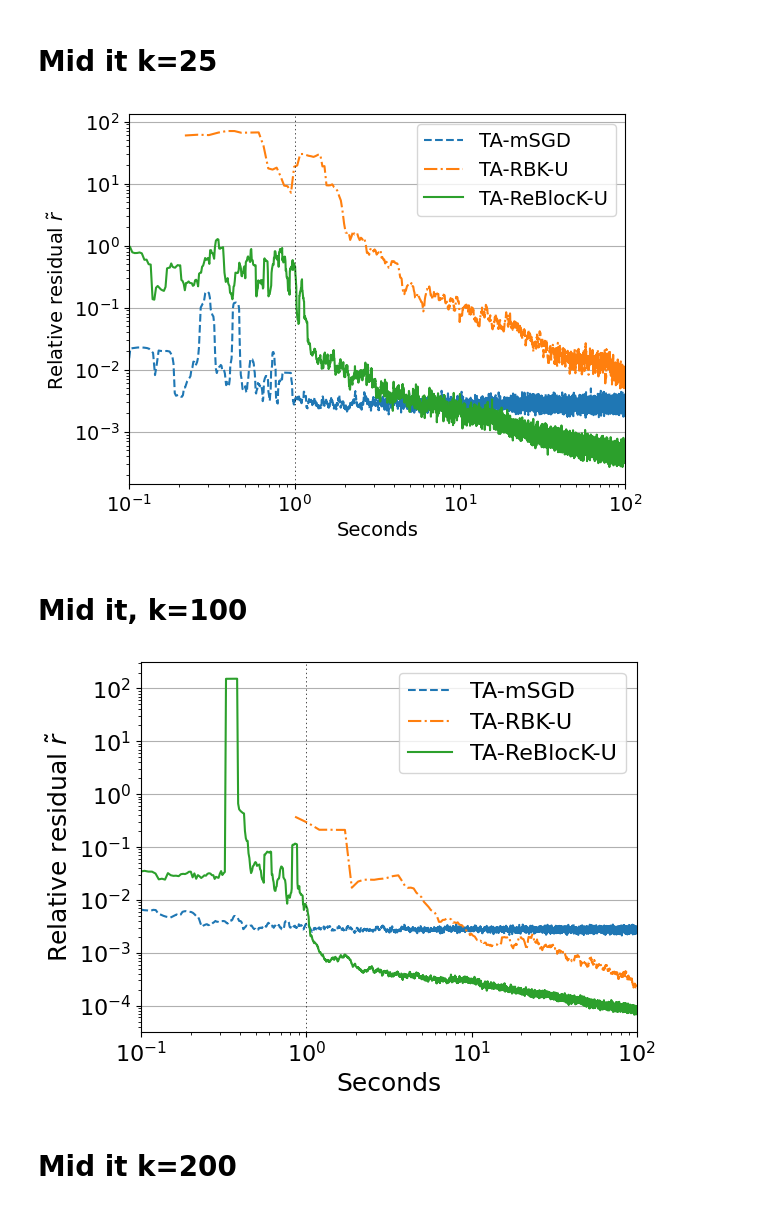
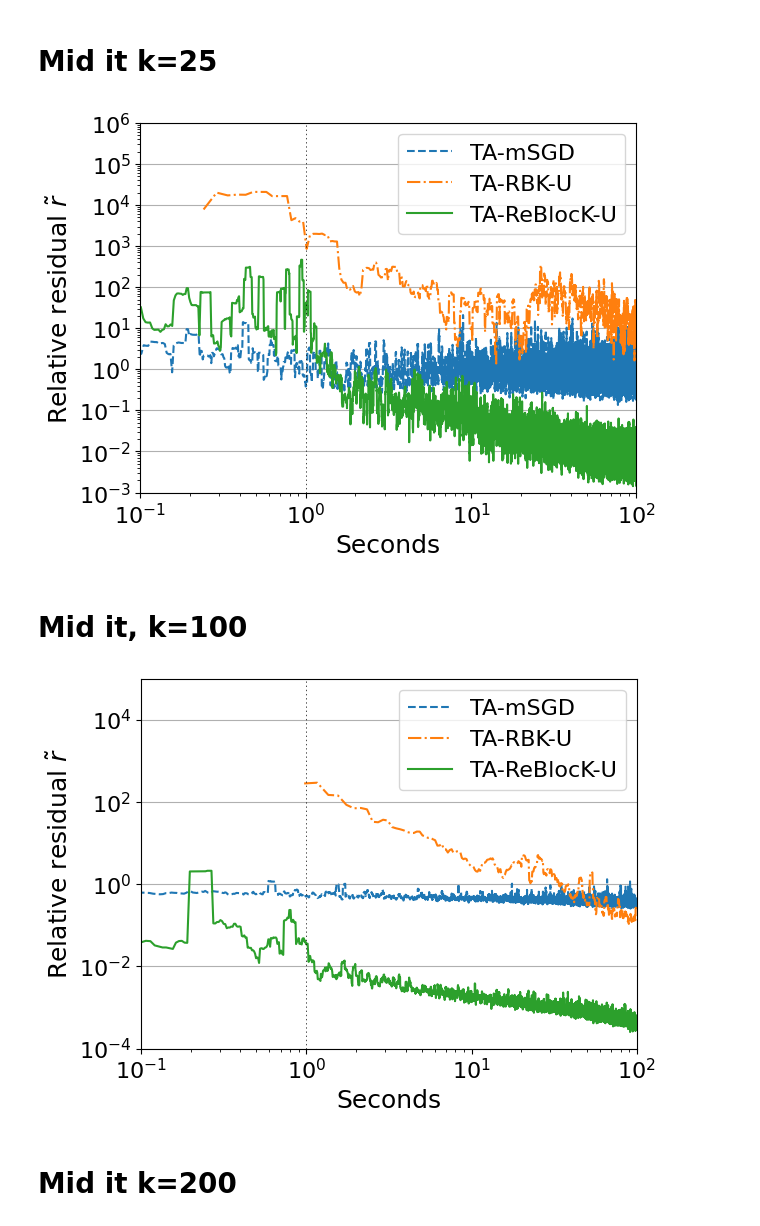
Before and after one commit to ggoldsh/block-kaczmarz-without-preprocessing, a Jupyter notebook: notebooks/NGD_examples.ipynb, the cells around one changed output. Saved outputs shown, nothing was run; the diff lists cells and outputs as text; code cells hidden in the pictures.

Commit message:
Update NGD examples with double precision and QR decomposition

```diff
--- a/notebooks/NGD_examples.ipynb
+++ b/notebooks/NGD_examples.ipynb
@@ -199,18 +203,16 @@ plt.savefig(f"NN_training.pdf", bbox_inches='tight')
 # %%
 def get_rbk_step():
     def rbk_step(x, AS, bS):
-        # Set rcond just above machine precision of 1e-7
-        return x + jax.numpy.linalg.lstsq(AS, bS - AS @ x, rcond=1e-6)[0]
+        Q,R = jnp.linalg.qr(AS.T)
+        return x + Q @ jnp.linalg.solve(R.T, bS - AS @ x)
 
     return jax.jit(rbk_step)
 
 def get_reblock_step(lamb=0.001):
     def reblock_step(x, AS, bS):
         k = AS.shape[0]
-        T = AS @ AS.T
-        # Since GPU calculations can be noisy, explicitly symmetrize the kernel
-        T = (T + T.T) / 2 + lamb * k * np.eye(k)
-        return x + AS.T @ jax.scipy.linalg.solve(T, bS - AS @ x, assume_a='sym')
+        T = AS @ AS.T + lamb * k * np.eye(k)
+        return x + AS.T @ jax.scipy.linalg.solve(T, bS - AS @ x, assume_a='pos')
 
     return jax.jit(reblock_step)
 
@@ -357,6 +389,5 @@ t_sgd, e_sgd, Tburn = block_kaczmarz(params, k, total_time, burn_time, get_minib
 # %%
 params = mid_params
-lamb = 1e-3
 t_reblock, e_reblock, Tburn = block_kaczmarz(params, k, total_time, burn_time, get_reblock_step(lamb=lamb))
 # %%
 params = mid_params
@@ -389,5 +438,4 @@ t_sgd, e_sgd, Tburn = block_kaczmarz(params, k, total_time, burn_time, get_minib
 # %%
-lamb = 1e-3
 params = end_params
 t_reblock, e_reblock, Tburn = block_kaczmarz(params, k, total_time, burn_time, get_reblock_step(lamb=lamb))
 # %%
@@ -418,6 +485,6 @@ plt.savefig("NN_end.pdf", bbox_inches='tight')
 k=25
 # %%
 params = mid_params
-t_sgd, e_sgd, Tburn = block_kaczmarz(params, k, total_time, burn_time, get_minibatch_sgd_step(eta=5e-5))
+t_sgd, e_sgd, Tburn = block_kaczmarz(params, k, total_time, burn_time, get_minibatch_sgd_step(eta=1e-4))
 # %%
 params = mid_params
@@ -429,19 +495,20 @@ t_rbk, e_rbk, Tburn = block_kaczmarz(params, k, total_time, burn_time, get_rbk_s
 # %%
 plt.plot(get_ts(t_sgd), get_es(e_sgd), label='TA-mSGD', linestyle='dashed')
 plt.plot(get_ts(t_rbk), get_es(e_rbk), label='TA-RBK-U', linestyle='dashdot')
 plt.plot(get_ts(t_reblock), get_es(e_reblock), label='TA-ReBlocK-U')
 
 plt.xscale('log')
 plt.xlim([1e-1, 1e2])
+plt.ylim([1e-3, 1e6])
 plt.yscale('log')
 plt.grid(axis='y')
 plt.legend(loc='upper right')
 plt.xlabel('Seconds')
 plt.axvline(1.0, color='black', dashes=[2,4], linewidth=0.5)
 plt.ylabel("Relative residual $\\tilde{r}$")
 plt.savefig("NN_mid_k_25.pdf", bbox_inches='tight')
 # %% [output]
-[figure, old version]
+[figure, new version]
 # %% [markdown]
 # Mid it, k=100
 # %%
@@ -463,6 +529,7 @@ plt.plot(get_ts(t_reblock), get_es(e_reblock), label='TA-ReBlocK-U')
 
 plt.xscale('log')
 plt.xlim([1e-1, 1e2])
+plt.ylim([1e-4, 1e5])
 plt.yscale('log')
 plt.grid(axis='y')
 plt.legend(loc='upper right')
@@ -471,7 +538,7 @@ plt.axvline(1.0, color='black', dashes=[2,4], linewidth=0.5)
 plt.ylabel("Relative residual $\\tilde{r}$")
 plt.savefig("NN_mid_k_100.pdf", bbox_inches='tight')
 # %% [output]
-[figure, old version]
+[figure, new version]
 # %% [markdown]
 # Mid it k=200
 # %%
```
Also changed, not shown: parts of 28 cells of this notebook.
